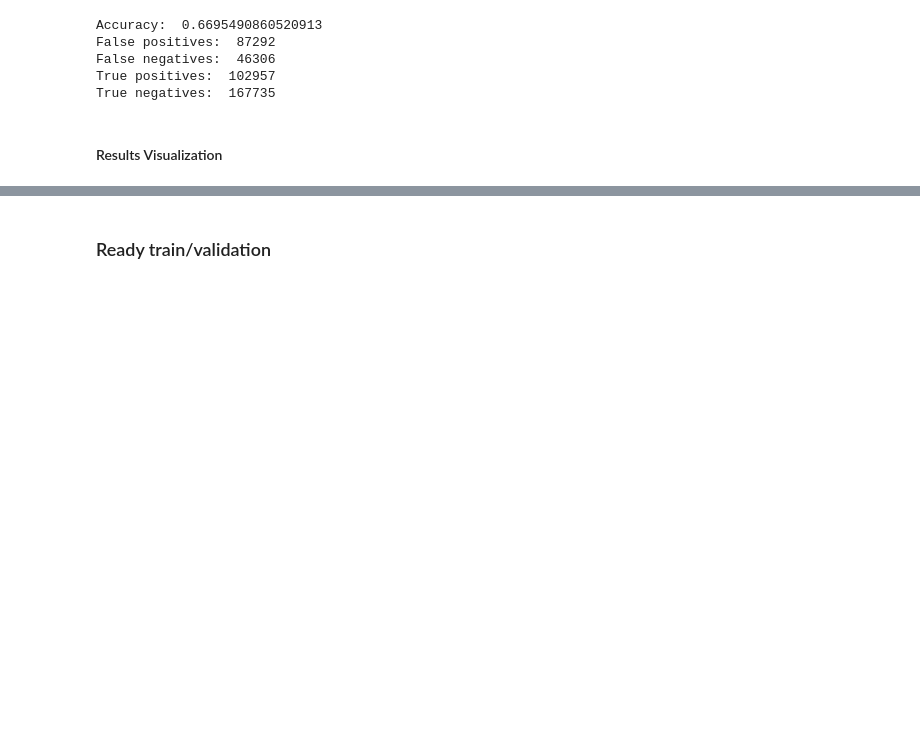
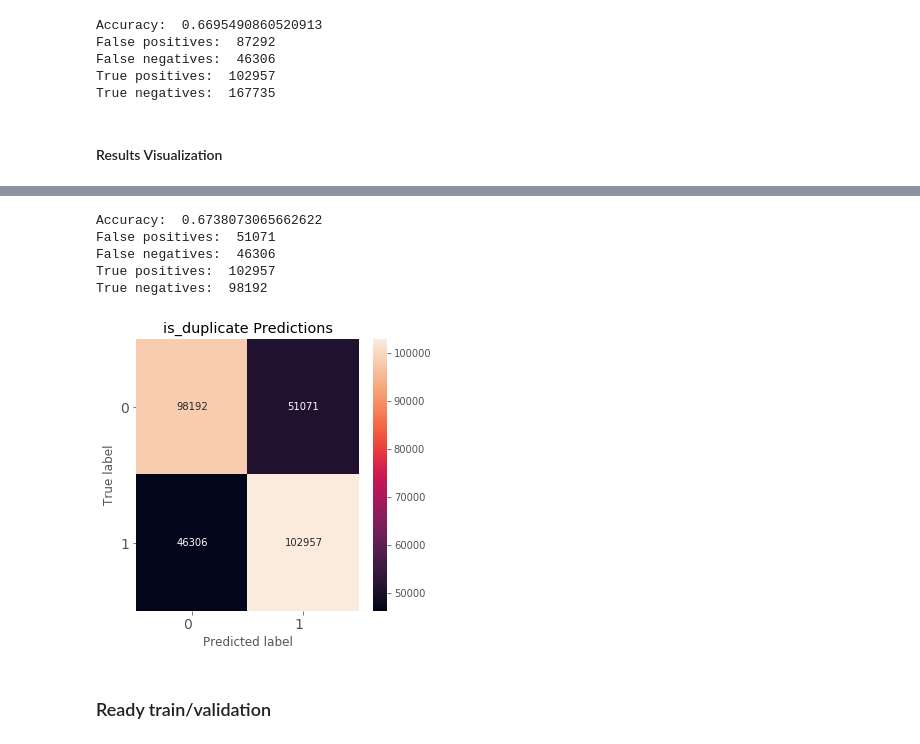
Before and after one commit to Parth-03/DuplicateQuestionIdentifier, a Jupyter notebook: data_exploration.ipynb, the cells around one changed output, grey strips where cells are left out. Saved outputs shown, nothing was run; the diff lists cells and outputs as text; code cells hidden in the pictures; blank space fills up the shorter version.

```diff
--- a/data_exploration.ipynb
+++ b/data_exploration.ipynb
@@ -124,0 +142,4 @@ True negatives:  167735
+# %%
+g = train_data.groupby('is_duplicate')
+g = g.apply(lambda x: x.sample(g.size().min()))
+g
@@ -124,0 +166,27 @@ True negatives:  167735
+# %%
+trp = 0
+trn = 0
+fap = 0
+fan = 0
+
+for i, row in g.iterrows():
+    if (row['repeats']/row['q1l'] + row['repeats']/row['q2l'])/2 >= 0.5:
+        if row['is_duplicate'] == 1:
+            trp = trp + 1
+        else:
+            fap = fap + 1
+            if fap < 15:
+                print("False positive:")
+                print(row['question1'])
+                print(row['question2'])
+                print(" ")
+    else:
+        if row['is_duplicate'] == 1:
+            fan = fan + 1
+            if fan < 15:
+                print("False Negative:")
+                print(row['question1'])
+                print(row['question2'])
+                print(" ")
+        else:
+            trn = trn + 1
@@ -125,3 +211,26 @@ True negatives:  167735
+# %%
+print("Accuracy: ", (trp+trn)/(trp+trn+fap+fan))
+print("False positives: ", fap)
+print("False negatives: ", fan)
+print("True positives: ", trp)
+print("True negatives: ", trn)
+# %% [output]
+Accuracy:  0.6738073065662622
+False positives:  51071
+False negatives:  46306
+True positives:  102957
+True negatives:  98192
+# %%
+plt.figure(figsize=[5,5])
+heatmap2 = sb.heatmap([[trn,fap],[fan,trp]], annot=True, fmt="d")
+heatmap2.yaxis.set_ticklabels(heatmap2.yaxis.get_ticklabels(), rotation=0, ha='right', fontsize=14)
+heatmap2.xaxis.set_ticklabels(heatmap2.xaxis.get_ticklabels(), rotation=0, ha='right', fontsize=14)
+plt.ylabel('True label')
+plt.xlabel('Predicted label')
+plt.title("is_duplicate Predictions")
+plt.show()
+# %% [output]
+[figure, added]
 # %% [markdown]
 ### Ready train/validation
 # %%
```
Also changed, not shown: parts of 12 cells of this notebook.
